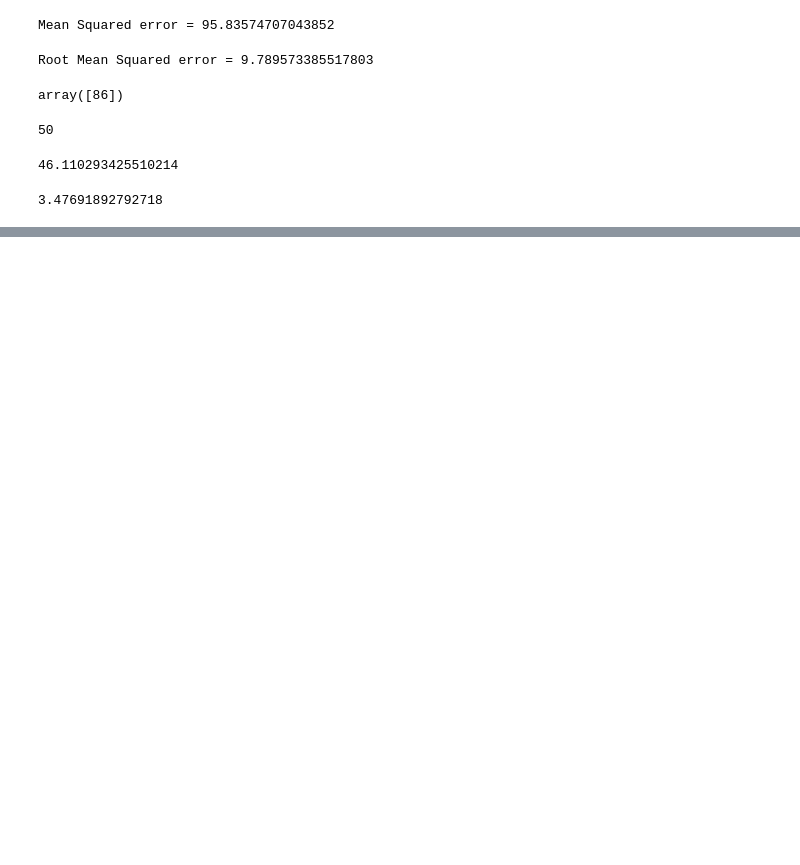
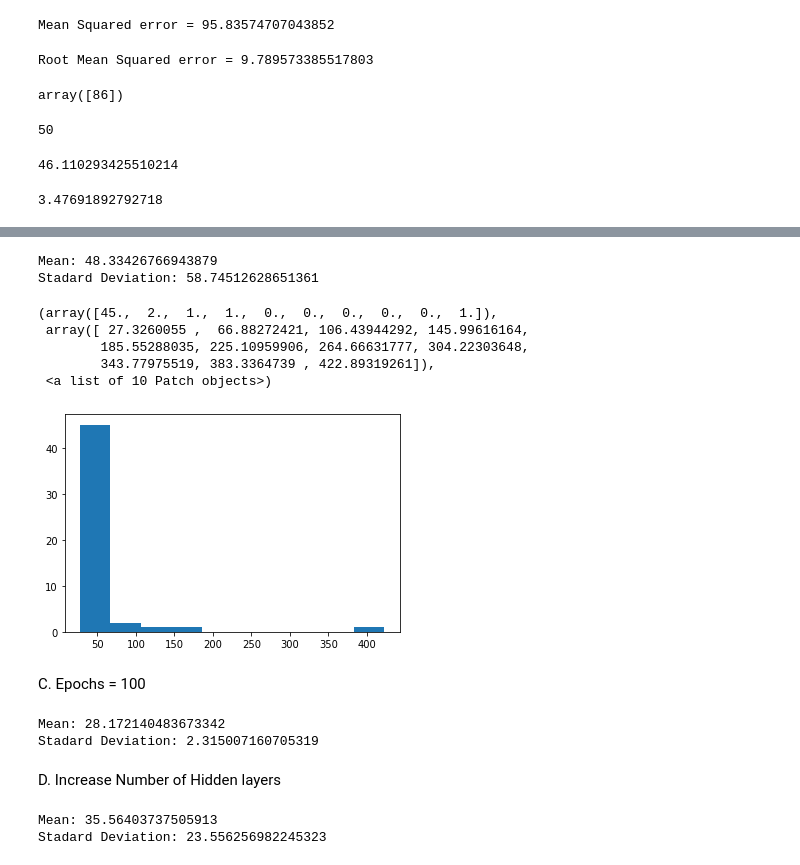
Before and after one commit to yogeshdhome/Coursera-IBM-AI-ML-Course, a Jupyter notebook: RegressionModel_ConcreteStrength.ipynb, the cells around one changed output, grey strips where cells are left out. Saved outputs shown, nothing was run; the diff lists cells and outputs as text; code cells hidden in the pictures; blank space fills up the shorter version.

```diff
--- a/RegressionModel_ConcreteStrength.ipynb
+++ b/RegressionModel_ConcreteStrength.ipynb
@@ -184,0 +206,5 @@ np.std(mean_square_list)
+# %%
+#Normalize step
+concrete_df_norm = concrete_df.drop(['Strength'],axis=1)
+concrete_df_norm = (concrete_df_norm - concrete_df_norm.mean()) / concrete_df_norm.std()
+concrete_df_norm.head(5)
@@ -184,0 +218,63 @@ np.std(mean_square_list)
+# %%
+i = 0
+normalized_mean_error = []
+for i in range(50):
+    X_train, X_test, y_train, y_test = train_test_split(concrete_df_norm, concrete_df['Strength'], test_size=0.3, random_state=np.random.randint(0,100,1)[0])
+    model.fit(X_train,y_train,epochs=50,verbose=0)
+    normalized_mean_error.append(mean_squared_error(y_test,model.predict(X_test)))
+# %%
+print("Mean:", np.mean(normalized_mean_error))
+print("Stadard Deviation:", np.std(normalized_mean_error))
+# %% [output]
+Mean: 48.33426766943879
+Stadard Deviation: 58.74512628651361
+# %%
+plt.hist(normalized_mean_error)
+# %% [output]
+(array([45.,  2.,  1.,  1.,  0.,  0.,  0.,  0.,  0.,  1.]),
+ array([ 27.3260055 ,  66.88272421, 106.43944292, 145.99616164,
+        185.55288035, 225.10959906, 264.66631777, 304.22303648,
+        343.77975519, 383.3364739 , 422.89319261]),
+ <a list of 10 Patch objects>)
+[figure, added]
+# %% [markdown]
+C. Epochs = 100
+# %%
+# Run step B with 100 epochs
+
+i = 0
+normalized_mean_error_epoch_100 = []
+for i in range(50):
+    X_train, X_test, y_train, y_test = train_test_split(concrete_df_norm, concrete_df['Strength'], test_size=0.3, random_state=np.random.randint(0,100,1)[0])
+    model.fit(X_train,y_train,epochs=100,verbose=0)
+    normalized_mean_error_epoch_100.append(mean_squared_error(y_test,model.predict(X_test)))
+
+print("Mean:", np.mean(normalized_mean_error_epoch_100))
+print("Stadard Deviation:", np.std(normalized_mean_error_epoch_100))
+# %% [output]
+Mean: 28.172140483673342
+Stadard Deviation: 2.315007160705319
+# %% [markdown]
+D. Increase Number of Hidden layers
+# %%
+# Build model
+RegressionModel1 = Sequential()
+RegressionModel1.add(Dense(10,activation='relu',input_shape=(n_cols,)))
+RegressionModel1.add(Dense(10,activation='relu'))
+RegressionModel1.add(Dense(10,activation='relu'))
+RegressionModel1.add(Dense(1))
+
+# Compile the model
+RegressionModel1.compile(optimizer='adam',loss='mean_squared_error')
+i = 0
+normalized_mean_error_epoch_50 = []
+for i in range(50):
+    X_train, X_test, y_train, y_test = train_test_split(concrete_df_norm, concrete_df['Strength'], test_size=0.3, random_state=np.random.randint(0,100,1)[0])
+    RegressionModel1.fit(X_train,y_train,epochs=50,verbose=0)
+    normalized_mean_error_epoch_50.append(mean_squared_error(y_test,RegressionModel1.predict(X_test)))
+
+print("Mean:", np.mean(normalized_mean_error_epoch_50))
+print("Stadard Deviation:", np.std(normalized_mean_error_epoch_50))
+# %% [output]
+Mean: 35.56403737505913
+Stadard Deviation: 23.556256982245323
```
Also changed, not shown: parts of 4 cells of this notebook.
